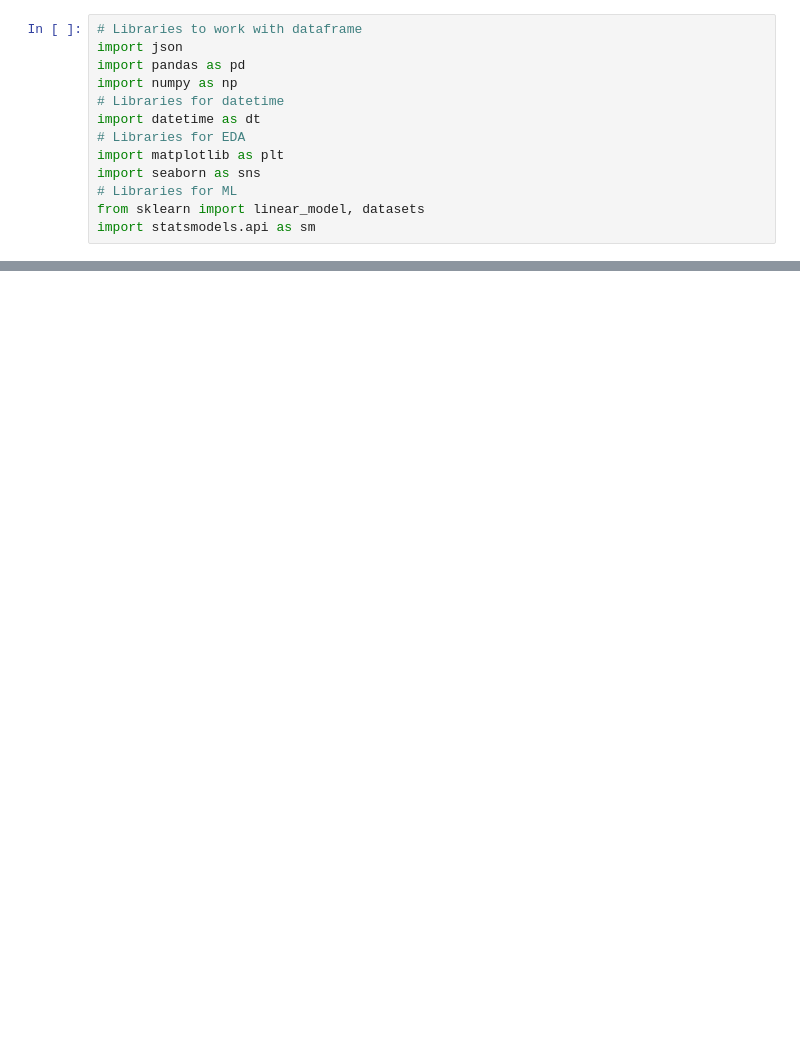
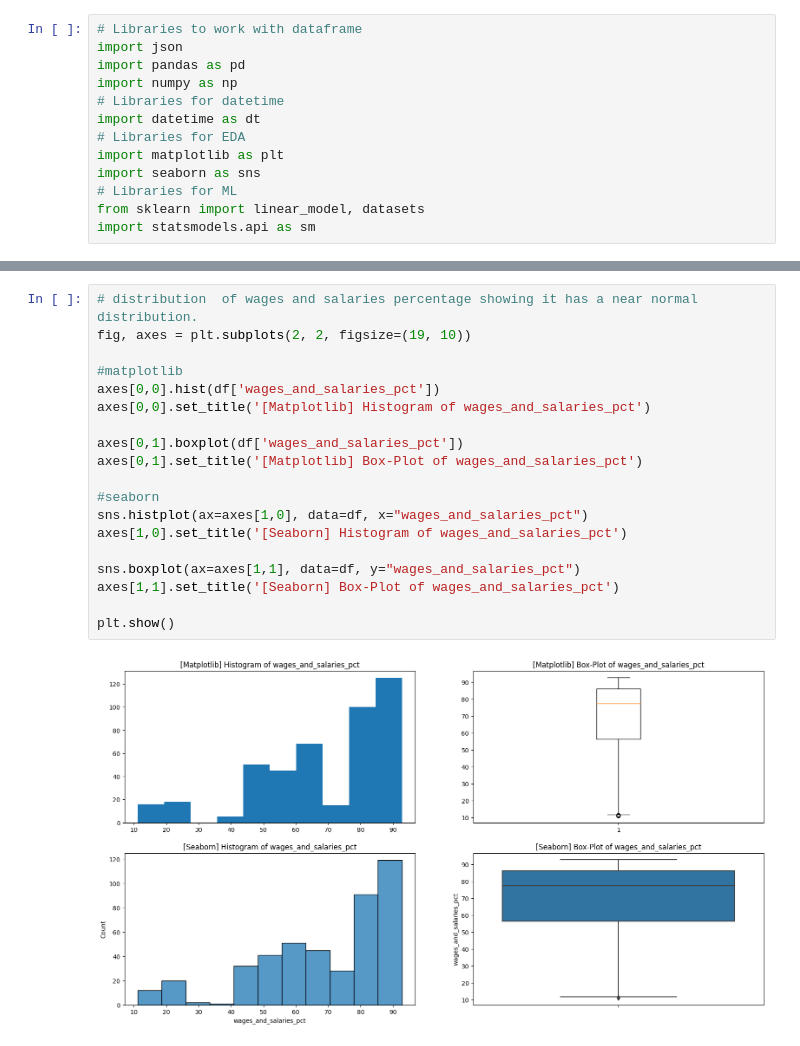
Before and after one commit to Oluyomy/LHL_Midterm_Project, a Jupyter notebook: WIP/population_statmodel.ipynb, the cells around one changed output, grey strips where cells are left out. Drawn from its saved outputs; the diff is of its cells as text; blank space fills up the shorter version.

```diff
--- a/WIP/population_statmodel.ipynb
+++ b/WIP/population_statmodel.ipynb
@@ -26,0 +114,21 @@ df.head()
+# %%
+# distribution  of wages and salaries percentage showing it has a near normal distribution.
+fig, axes = plt.subplots(2, 2, figsize=(19, 10))
+
+#matplotlib
+axes[0,0].hist(df['wages_and_salaries_pct'])
+axes[0,0].set_title('[Matplotlib] Histogram of wages_and_salaries_pct')
+
+axes[0,1].boxplot(df['wages_and_salaries_pct'])
+axes[0,1].set_title('[Matplotlib] Box-Plot of wages_and_salaries_pct')
+
+#seaborn
+sns.histplot(ax=axes[1,0], data=df, x="wages_and_salaries_pct")
+axes[1,0].set_title('[Seaborn] Histogram of wages_and_salaries_pct')
+
+sns.boxplot(ax=axes[1,1], data=df, y="wages_and_salaries_pct")
+axes[1,1].set_title('[Seaborn] Box-Plot of wages_and_salaries_pct')
+
+plt.show()
+# %% [output]
+[figure, added]
```
Also changed, not shown: parts of 16 cells of this notebook.
